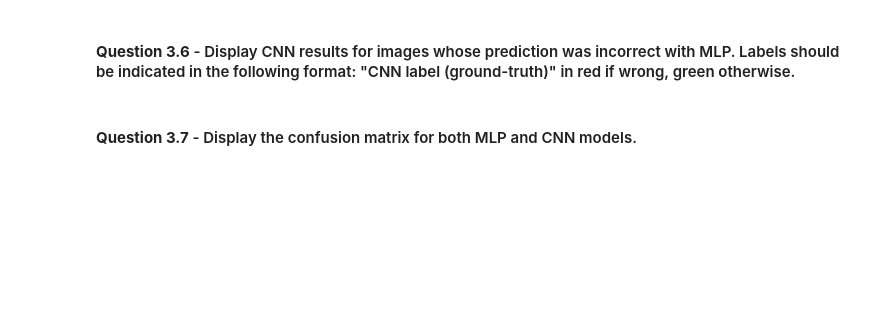
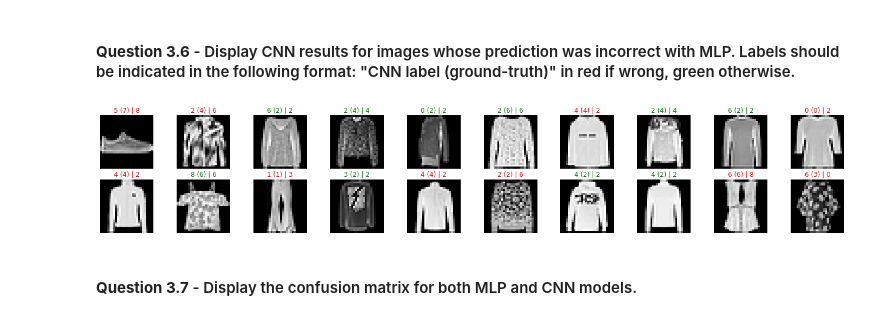
Before and after one commit to mm0806son/2110D_DeepLearning, a Jupyter notebook: lab-session-5-fashion-MNIST_Zijie NING.ipynb, the cells around one changed output. Saved outputs shown, nothing was run; the diff lists cells and outputs as text; code cells hidden in the pictures; blank space fills up the shorter version.

```diff
--- a/lab-session-5-fashion-MNIST_Zijie NING.ipynb
+++ b/lab-session-5-fashion-MNIST_Zijie NING.ipynb
@@ -367,4 +493,5 @@ evaluation(   ) # TO DO
 #### **Question 3.6** - Display CNN results for images whose prediction was incorrect with MLP. Labels should be indicated in the following format: "CNN label (ground-truth)" in red if wrong, green otherwise. <a class="anchor" id="question_3_6"></a>
 # %%
 #RUN THE GET_ALL_PREDICTION FUNCTION
-targets, preds_2 =  # TO DO
+#targets, preds_2 =  # TO DO
+targets, preds_2 = get_all_prediction(model_2, test_loader)
@@ -373,3 +498,17 @@ targets, preds_2 =  # TO DO
+# %%
+# CELL TO BE COMPLETED
+index = np.where(preds_2 - preds_1 != 0)[0]
+test_set_array = test_data.data.numpy()
+plt.figure(figsize=(25, 4))
+
+for i in range(20):
+  plt.subplot(2, 10, i + 1)
+  plt.axis('off')
+  plt.imshow(test_set_array[index[i],:,:], cmap='gray')
+  plt.title("{} ({}) | {}".format(str(np.int(preds_1[index[i]])), str(np.int(targets[index[i]])), str(np.int(preds_2[index[i]]))), color=("green" if preds_2[index[i]]==targets[index[i]] else "red"))
+plt.show()
+# %% [output]
+[figure, added]
 # %% [markdown]
 #### **Question 3.7** - Display the confusion matrix for both MLP and CNN models. <a class="anchor" id="question_3_7"></a>
 # %%
```
Also changed, not shown: parts of 31 cells of this notebook.
